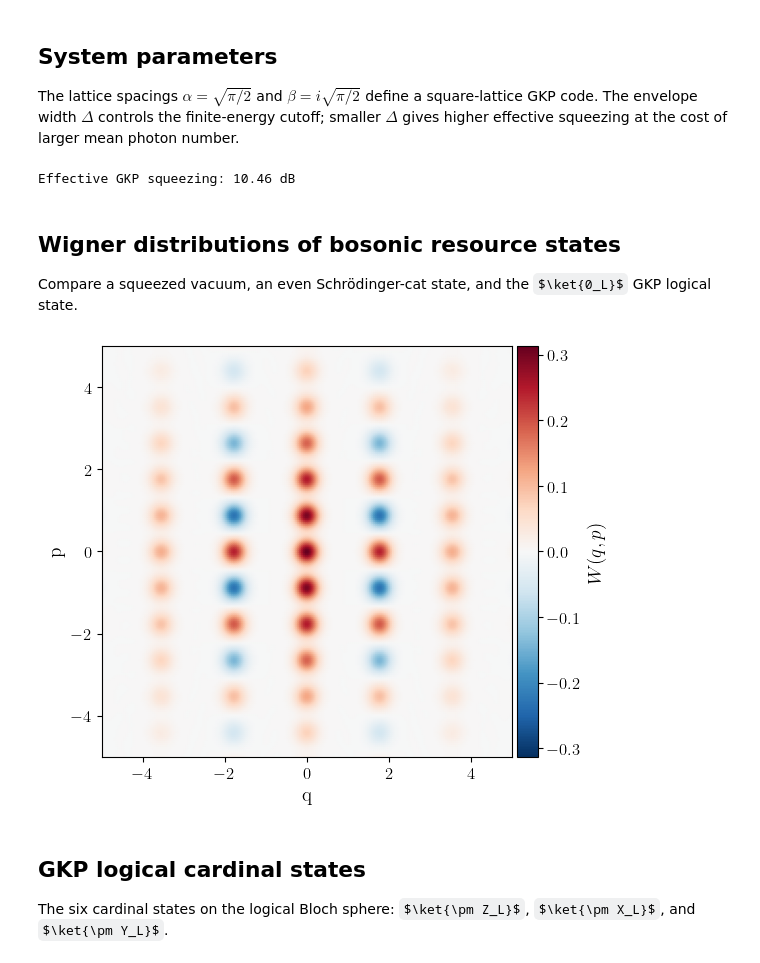
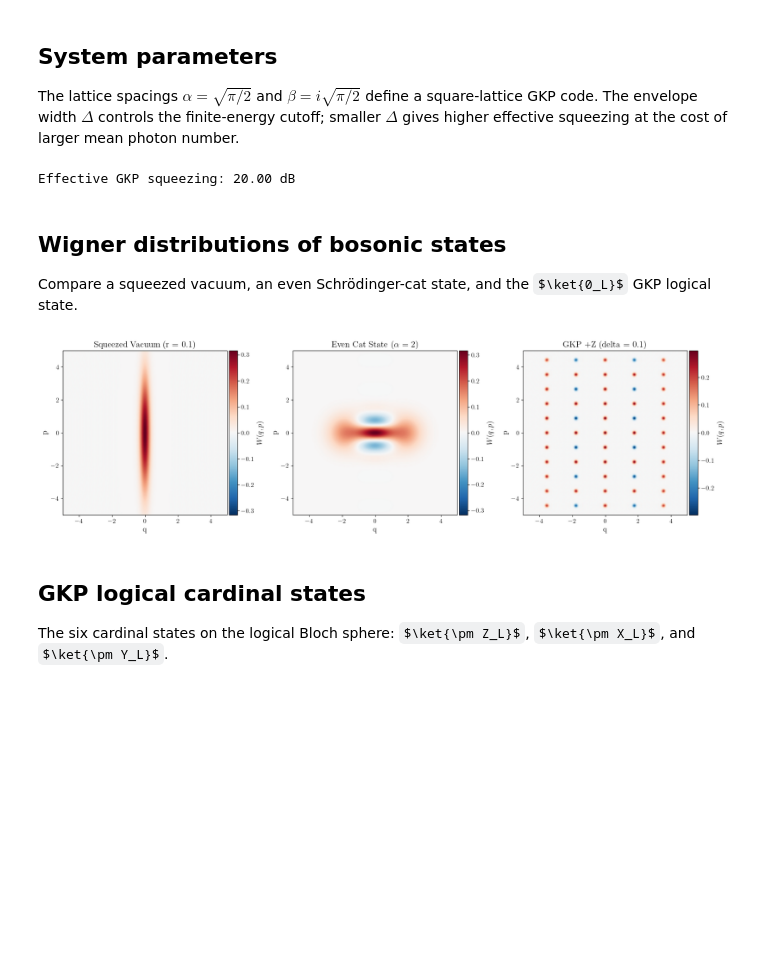
Before and after one commit to aidancurtis/gkp-optimal-control, a Jupyter notebook: notebooks/foundations/understanding_gkp.ipynb, the cells around one changed output. Saved outputs shown, nothing was run; the diff lists cells and outputs as text; code cells hidden in the pictures; some formulas as TeX source; blank space fills up the shorter version.

```diff
--- a/notebooks/foundations/understanding_gkp.ipynb
+++ b/notebooks/foundations/understanding_gkp.ipynb
@@ -35,8 +35,8 @@ The autoreload extension is already loaded. To reload it, use:
 
 The lattice spacings $\alpha = \sqrt{\pi/2}$ and $\beta = i\sqrt{\pi/2}$ define a square-lattice GKP code. The envelope width $\Delta$ controls the finite-energy cutoff; smaller $\Delta$ gives higher effective squeezing at the cost of larger mean photon number.
 # %%
-n_fock = 80
-gkp_delta = 0.3
+n_fock = 200
+gkp_delta = 0.1
 gkp_cutoff = 10
 gkp_alpha = jnp.sqrt(np.pi / 2)
 gkp_beta = jnp.sqrt(np.pi / 2) * 1j
@@ -45,28 +45,28 @@ vac = fock_state(n_fock, 0)
 
 gkp_0, gkp_1 = gkp_states(n_fock, gkp_alpha, gkp_beta, gkp_delta, gkp_cutoff)
 even_cat, _ = cat_states(n_fock, gkp_alpha)
-squeezed_state = squeezed_vacuum(n_fock, -jnp.log(gkp_delta))
+squeezed_state = squeezed_vacuum(n_fock, -jnp.log(0.3))
 
 input_squeezing_db = -10 * jnp.log10(gkp_delta**2)
 print(f"Effective GKP squeezing: {input_squeezing_db:.2f} dB")
 # %% [output]
-Effective GKP squeezing: 10.46 dB
+Effective GKP squeezing: 20.00 dB
 # %% [markdown]
-## Wigner distributions of bosonic resource states
+## Wigner distributions of bosonic states
 
 Compare a squeezed vacuum, an even Schrödinger-cat state, and the $\ket{0_L}$ GKP logical state.
 # %%
-fig, axes = plt.subplots(1, 1, figsize=(6, 6))
+fig, axes = plt.subplots(1, 3, figsize=(18, 6))
 
-# plot_wigner(squeezed_state, x_bound=5, y_bound=5, ax=axes[0], title=f"Squeezed Vacuum (r = {gkp_delta})")
-# plot_wigner(even_cat, x_bound=5, y_bound=5, ax=axes[1], title=r"Even Cat State ($\alpha = 2$)")
-plot_wigner(gkp_0, x_bound=5, y_bound=5, ax=axes)
+plot_wigner(squeezed_state, x_bound=5, y_bound=5, ax=axes[0], title=f"Squeezed Vacuum (r = {gkp_delta})")
+plot_wigner(even_cat, x_bound=5, y_bound=5, ax=axes[1], title=r"Even Cat State ($\alpha = 2$)")
+plot_wigner(gkp_0, x_bound=5, y_bound=5, ax=axes[2], title=f"GKP +Z (delta = {gkp_delta})")
 
 fig.tight_layout()
 fig.savefig("../../figs/foundations/gkp_0.pdf", bbox_inches="tight")
 plt.show()
 # %% [output]
-[figure, old version]
+[figure, new version]
 # %% [markdown]
 ## GKP logical cardinal states
 
```
Also changed, not shown: parts of 1 cell of this notebook, 45 other files.
